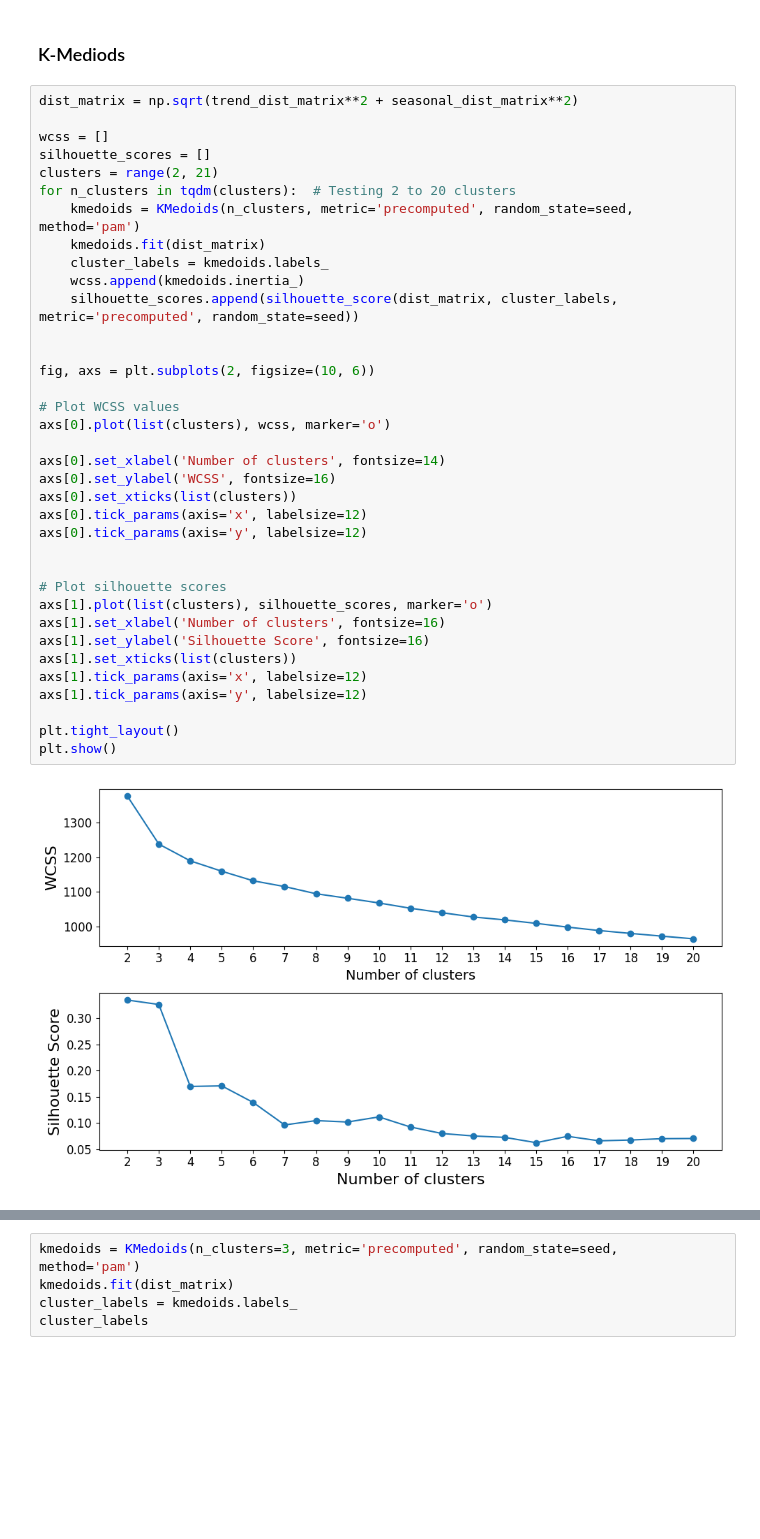
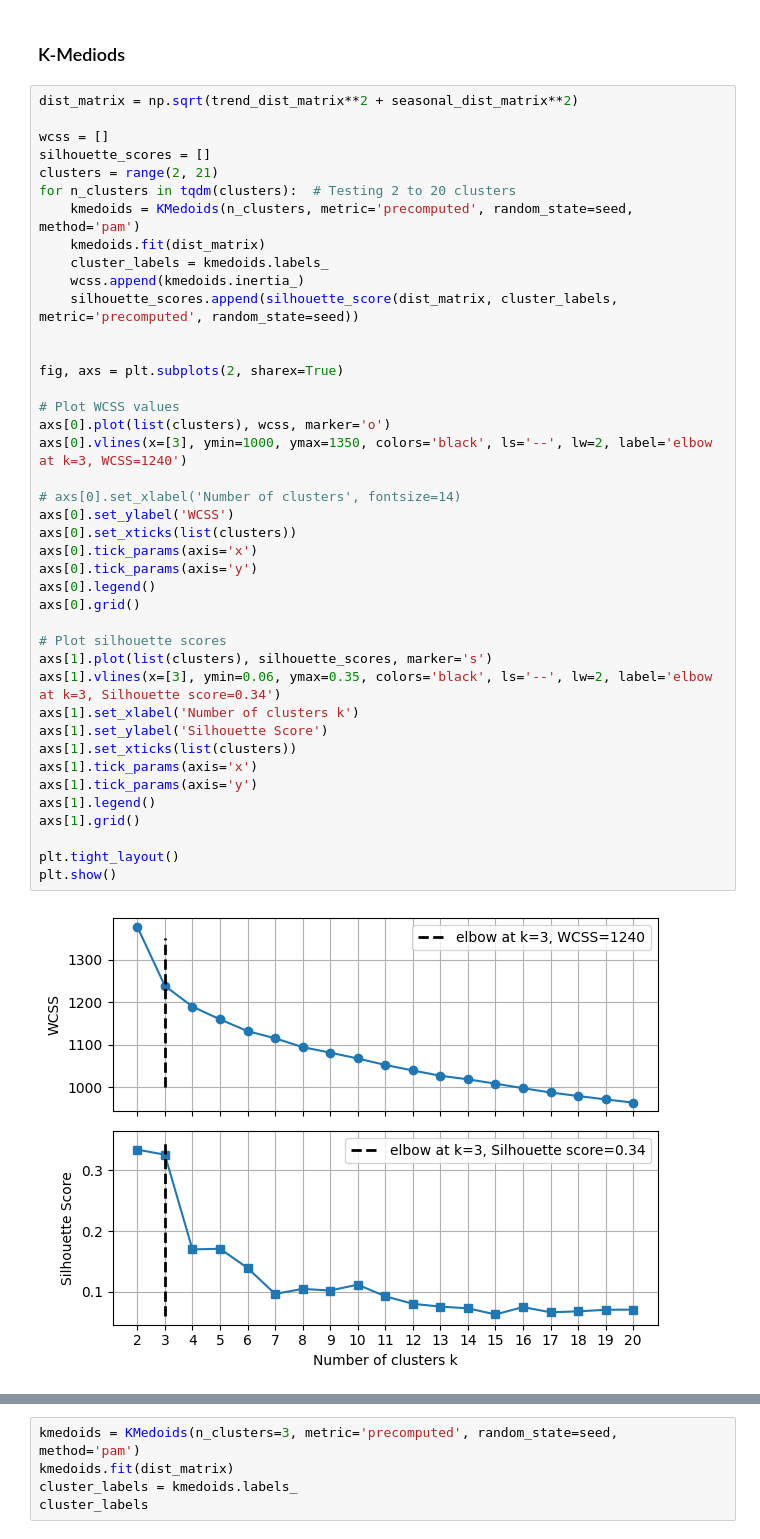
Before and after one commit to CaixiangFan/zkpet, a Jupyter notebook: clustering.ipynb, the cells around one changed output, grey strips where cells are left out. Saved outputs shown, nothing was run; the diff lists cells and outputs as text; blank space fills up the shorter version.

Commit message:
rerun fed zkml clustering

```diff
--- a/clustering.ipynb
+++ b/clustering.ipynb
@@ -195,38 +198,43 @@ plt.show()
 # %%
 dist_matrix = np.sqrt(trend_dist_matrix**2 + seasonal_dist_matrix**2)
 
 wcss = []
 silhouette_scores = []
 clusters = range(2, 21)
 for n_clusters in tqdm(clusters):  # Testing 2 to 20 clusters
     kmedoids = KMedoids(n_clusters, metric='precomputed', random_state=seed, method='pam')
     kmedoids.fit(dist_matrix)
     cluster_labels = kmedoids.labels_
     wcss.append(kmedoids.inertia_)
     silhouette_scores.append(silhouette_score(dist_matrix, cluster_labels, metric='precomputed', random_state=seed))
 
 
-fig, axs = plt.subplots(2, figsize=(10, 6))
+fig, axs = plt.subplots(2, sharex=True)
 
 # Plot WCSS values
 axs[0].plot(list(clusters), wcss, marker='o')
+axs[0].vlines(x=[3], ymin=1000, ymax=1350, colors='black', ls='--', lw=2, label='elbow at k=3, WCSS=1240')
 
-axs[0].set_xlabel('Number of clusters', fontsize=14)
-axs[0].set_ylabel('WCSS', fontsize=16)
+# axs[0].set_xlabel('Number of clusters', fontsize=14)
+axs[0].set_ylabel('WCSS')
 axs[0].set_xticks(list(clusters))
-axs[0].tick_params(axis='x', labelsize=12)
-axs[0].tick_params(axis='y', labelsize=12)
-
+axs[0].tick_params(axis='x')
+axs[0].tick_params(axis='y')
+axs[0].legend()
+axs[0].grid()
 
 # Plot silhouette scores
-axs[1].plot(list(clusters), silhouette_scores, marker='o')
-axs[1].set_xlabel('Number of clusters', fontsize=16)
-axs[1].set_ylabel('Silhouette Score', fontsize=16)
+axs[1].plot(list(clusters), silhouette_scores, marker='s')
+axs[1].vlines(x=[3], ymin=0.06, ymax=0.35, colors='black', ls='--', lw=2, label='elbow at k=3, Silhouette score=0.34')
+axs[1].set_xlabel('Number of clusters k')
+axs[1].set_ylabel('Silhouette Score')
 axs[1].set_xticks(list(clusters))
-axs[1].tick_params(axis='x', labelsize=12)
-axs[1].tick_params(axis='y', labelsize=12)
+axs[1].tick_params(axis='x')
+axs[1].tick_params(axis='y')
+axs[1].legend()
+axs[1].grid()
 
 plt.tight_layout()
 plt.show()
 # %% [output]
-[figure, old version]
+[figure, new version]
```
Also changed, not shown: parts of 6 cells of this notebook.
